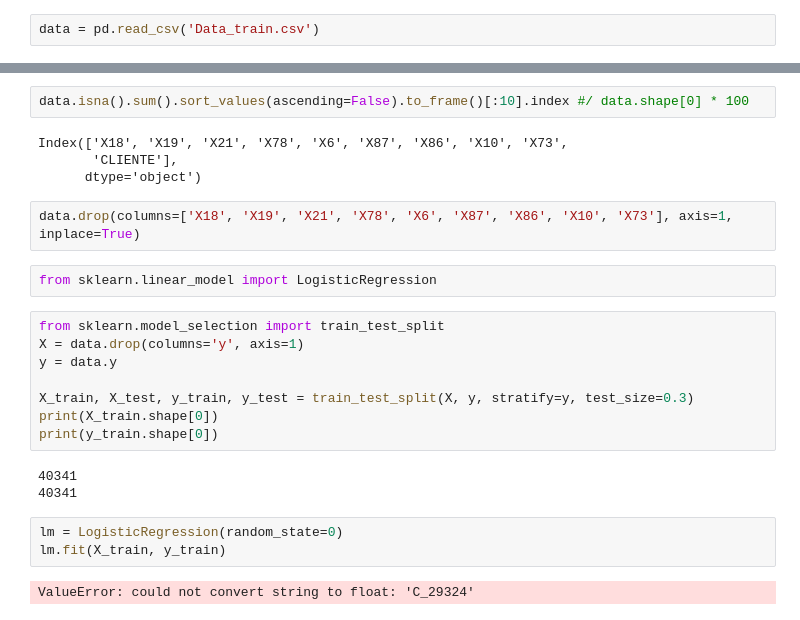
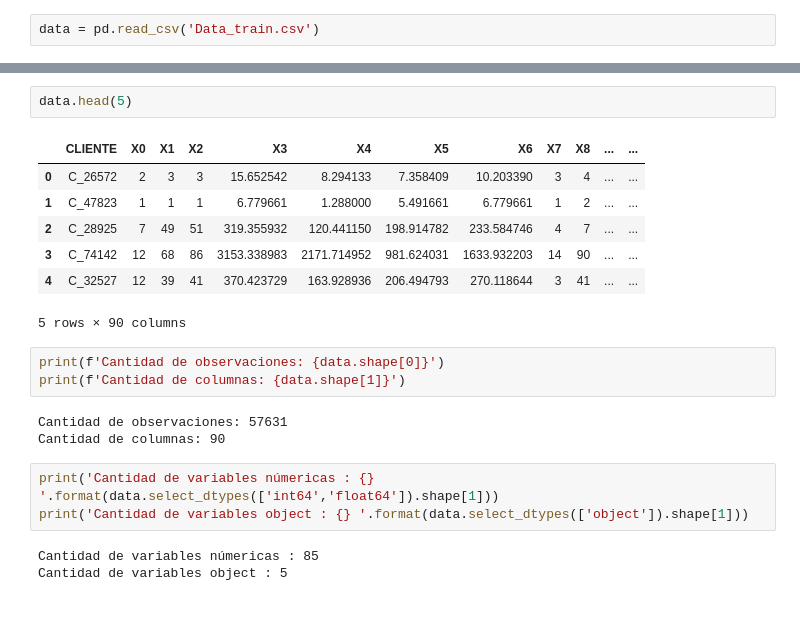
Before and after one commit to jesoto/Data_science_masters_pw, a Jupyter notebook: Data_caso/case.ipynb, the cells around one changed output, grey strips where cells are left out. Saved outputs shown, nothing was run; the diff lists cells and outputs as text.

```diff
--- a/Data_caso/case.ipynb
+++ b/Data_caso/case.ipynb
@@ -112,26 +10,22 @@ Name: X18, Length: 22478, dtype: int64
-# %%
-data.isna().sum().sort_values(ascending=False).to_frame()[:10].index #/ data.shape[0] * 100
-# %% [output]
-Index(['X18', 'X19', 'X21', 'X78', 'X6', 'X87', 'X86', 'X10', 'X73',
-       'CLIENTE'],
-      dtype='object')
-# %%
-data.drop(columns=['X18', 'X19', 'X21', 'X78', 'X6', 'X87', 'X86', 'X10', 'X73'], axis=1, inplace=True)
-# %%
-from sklearn.linear_model import LogisticRegression
-# %%
-from sklearn.model_selection import train_test_split
-X = data.drop(columns='y', axis=1)
-y = data.y
-
-X_train, X_test, y_train, y_test = train_test_split(X, y, stratify=y, test_size=0.3)
-print(X_train.shape[0])
-print(y_train.shape[0])
-# %% [output]
-40341
-40341
-# %%
-lm = LogisticRegression(random_state=0)
-lm.fit(X_train, y_train)
-# %% [output]
-ValueError: could not convert string to float: 'C_29324'
+# %%
+data.head(5)
+# %% [output]
+|  | CLIENTE | X0 | X1 | X2 | X3 | X4 | X5 | X6 | X7 | X8 | ... | ... |
+| 0 | C_26572 | 2 | 3 | 3 | 15.652542 | 8.294133 | 7.358409 | 10.203390 | 3 | 4 | ... | ... |
+| 1 | C_47823 | 1 | 1 | 1 | 6.779661 | 1.288000 | 5.491661 | 6.779661 | 1 | 2 | ... | ... |
+| 2 | C_28925 | 7 | 49 | 51 | 319.355932 | 120.441150 | 198.914782 | 233.584746 | 4 | 7 | ... | ... |
+| 3 | C_74142 | 12 | 68 | 86 | 3153.338983 | 2171.714952 | 981.624031 | 1633.932203 | 14 | 90 | ... | ... |
+| 4 | C_32527 | 12 | 39 | 41 | 370.423729 | 163.928936 | 206.494793 | 270.118644 | 3 | 41 | ... | ... |
+5 rows × 90 columns
+# %%
+print(f'Cantidad de observaciones: {data.shape[0]}')
+print(f'Cantidad de columnas: {data.shape[1]}')
+# %% [output]
+Cantidad de observaciones: 57631
+Cantidad de columnas: 90
+# %%
+print('Cantidad de variables númericas : {} '.format(data.select_dtypes(['int64','float64']).shape[1]))
+print('Cantidad de variables object : {} '.format(data.select_dtypes(['object']).shape[1]))
+# %% [output]
+Cantidad de variables númericas : 85
+Cantidad de variables object : 5
```
Also changed, not shown: parts of 29 cells of this notebook.
